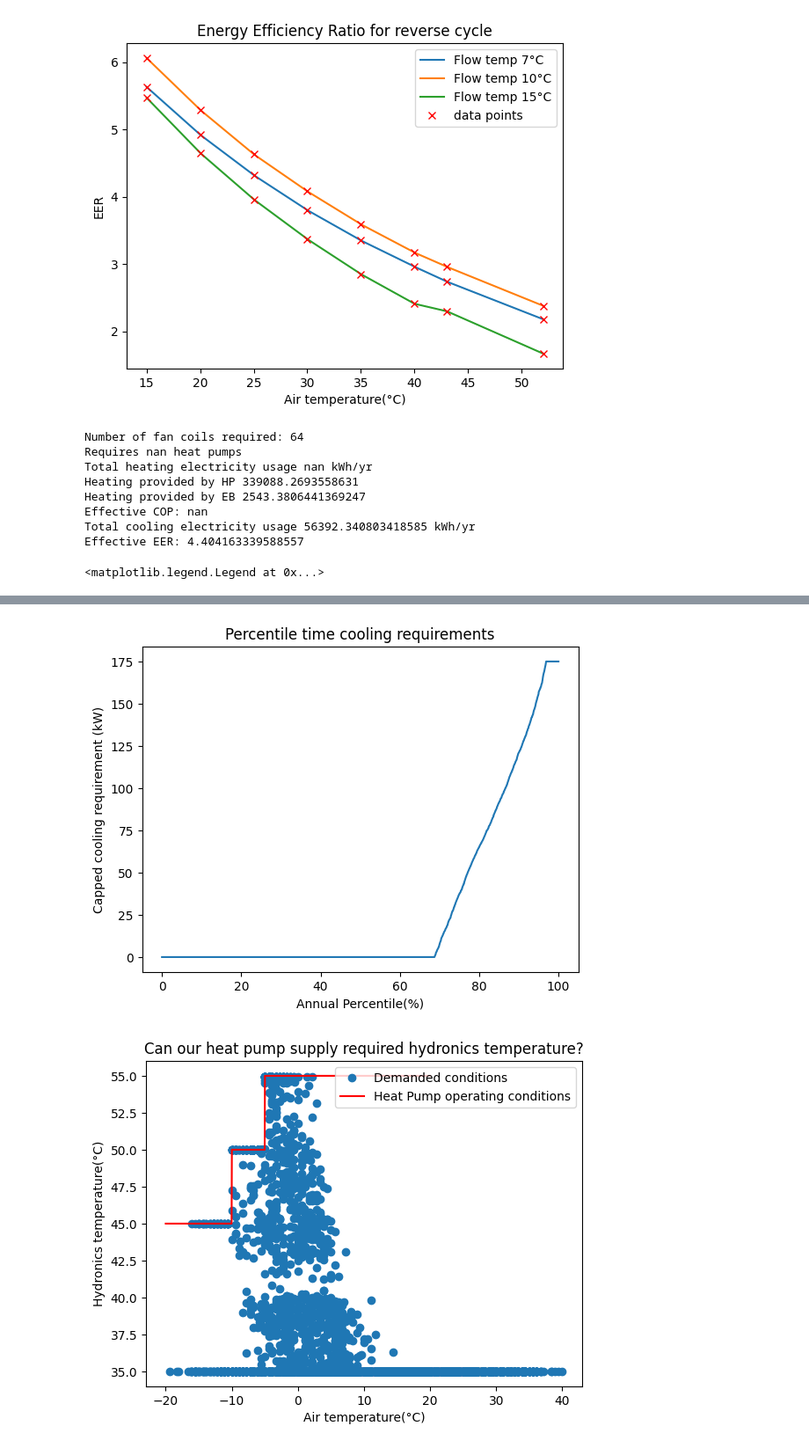
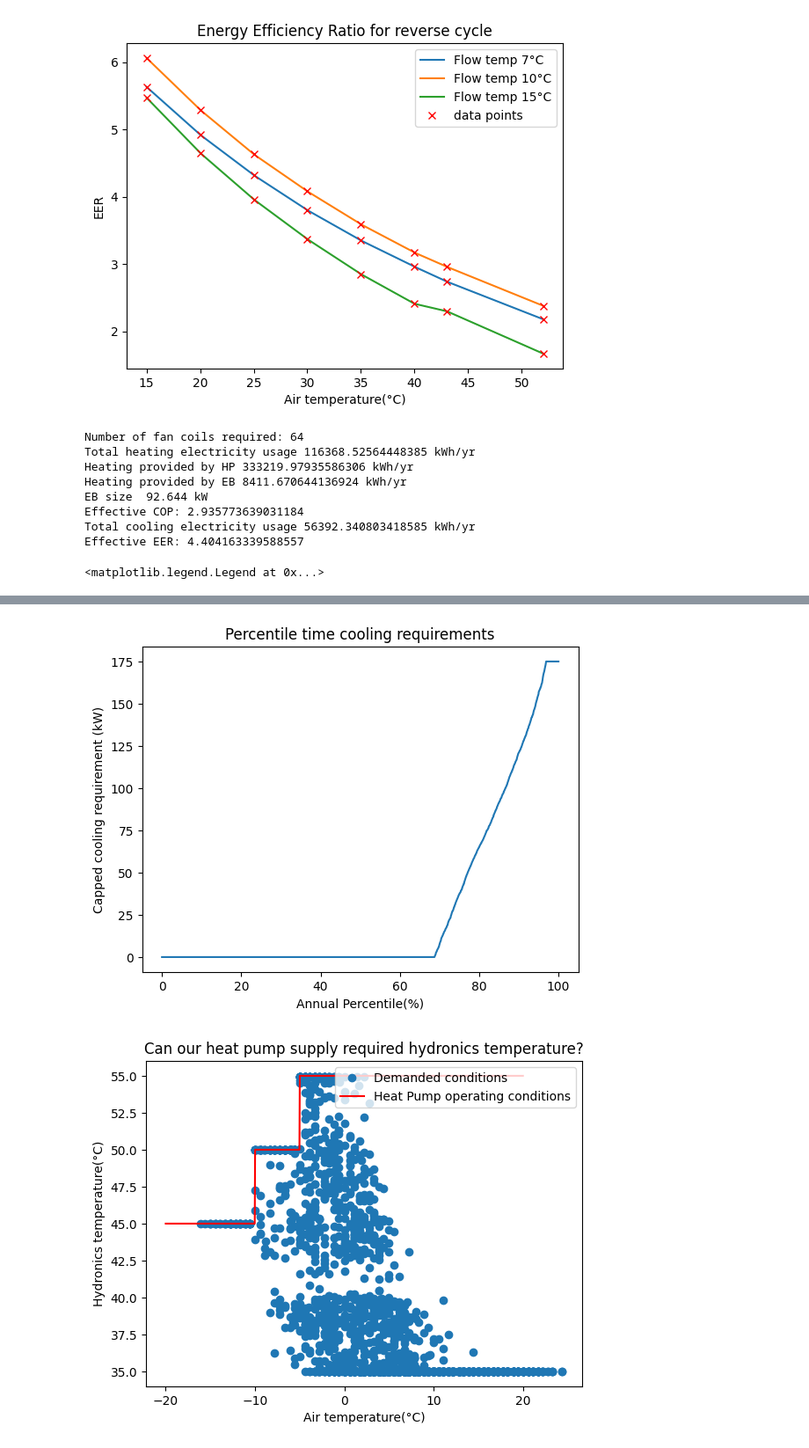
Before and after one commit to SNaylor12543/Variable_Output_Temperature_Heat_Pump, a Jupyter notebook: EAHV-M1500-YCL(-N).ipynb, the cells around one changed output, grey strips where cells are left out. Shown at 88% size. Cells and saved outputs as stored; diff of their text form; code cells hidden in the pictures.

Commit message:
Fixed interpolation returning NaN

```diff
--- a/EAHV-M1500-YCL(-N).ipynb
+++ b/EAHV-M1500-YCL(-N).ipynb
@@ -6,7 +6,7 @@ import matplotlib.pyplot as plt
 import Modules.Data as Data
 import numpy as np
 
-Heat_Pump = Heat_Pump("Data/Heat_Pump/EAHV-M1500-YCL(-N)/Heating_5C.csv")
+Heat_Pump = Heat_Pump("Data/Heat_Pump/EAHV-M1500-YCL(-N)/Heating_10C.csv")
 
 COP_interp = Heat_Pump.interp_init("COP")
 
@@ -20,11 +20,11 @@ for flow_temp in hydronics_temp:
     plt.plot(air_temp, COP, label = 'Flow temp ' + str(flow_temp) + '°C')
 
 # data points
-data_air_temp = Data.column_from_csv("Data/Heat_Pump/EAHV-M1500-YCL(-N)/Heating_5C.csv", "Air temperature(°C)")
+data_air_temp = Data.column_from_csv("Data/Heat_Pump/EAHV-M1500-YCL(-N)/Heating_10C.csv", "Air temperature(°C)")
 
-data_flow_temp = Data.column_from_csv("Data/Heat_Pump/EAHV-M1500-YCL(-N)/Heating_5C.csv", "Flow temperature(°C)")
+data_flow_temp = Data.column_from_csv("Data/Heat_Pump/EAHV-M1500-YCL(-N)/Heating_10C.csv", "Flow temperature(°C)")
 
-data_COP = Data.column_from_csv("Data/Heat_Pump/EAHV-M1500-YCL(-N)/Heating_5C.csv", "COP")
+data_COP = Data.column_from_csv("Data/Heat_Pump/EAHV-M1500-YCL(-N)/Heating_10C.csv", "COP")
 # data_COP = Heat_Pump.interp_call(data_flow_temp, data_air_temp, COP_interp)
 
 plt.plot(data_air_temp, data_COP, label="data points", marker='x', color='red', linestyle='None')
@@ -33,4 +33,7 @@ plt.title('Coefficient of performance for a heat pump')
 plt.xlabel('Air temperature(°C)')
 plt.ylabel('COP')
 plt.legend()
+
+COP = Heat_Pump.interp_call(45, -20, COP_interp)
+print(COP)
 # %% [output]
@@ -104,8 +107,9 @@ Controller = Reverse_HP_Controller(Heat_Pump, Heat_Pump_count, HVAC, Heating_Dis
 
 # HP system
 print('Total heating electricity usage ' + str(np.sum(heating_electricity)) + ' kWh/yr')
-print('Heating provided by HP ' + str(np.sum(HP_heating)))
-print('Heating provided by EB ' + str(np.sum(boiler_power)))
+print('Heating provided by HP ' + str(np.sum(HP_heating)) + ' kWh/yr')
+print('Heating provided by EB ' + str(np.sum(boiler_power)) + ' kWh/yr')
+print('Electric Boiler size  ' + str(np.max(boiler_power)) + ' kW')
 
 effective_COP = np.sum(heating) / np.sum(heating_electricity)
 print('Effective COP: ' + str(effective_COP))
@@ -151,7 +155,8 @@ plt.xlabel('Annual Percentile(%)')
 plt.ylabel('Capped cooling requirement (kW)')
 
 plt.figure(4)
-plt.plot(air_temp, HP_deliver_temp, marker="o", label="Demanded conditions", linestyle="None")
+indices = [i for i, x in enumerate(heating) if x != 0]
+plt.plot(air_temp[indices], HP_deliver_temp[indices], marker="o", label="Demanded conditions", linestyle="None")
 air_temp_op_conditions = np.linspace(-20, 20, 1000)
 hydronics_temp_op_conditions = np.ones(len(air_temp_op_conditions)) * 55
 hydronics_temp_op_conditions = Heat_Pump.operating_conditions_check(hydronics_temp_op_conditions, air_temp_op_conditions)
@@ -162,11 +167,11 @@ plt.title("Can our heat pump supply required hydronics temperature?")
 plt.legend(loc='upper right')
 # %% [output]
 Number of fan coils required: 64
-Requires nan heat pumps
-Total heating electricity usage nan kWh/yr
-Heating provided by HP 339088.2693558631
-Heating provided by EB 2543.3806441369247
-Effective COP: nan
+Total heating electricity usage 116368.52564448385 kWh/yr
+Heating provided by HP 333219.97935586306 kWh/yr
+Heating provided by EB 8411.670644136924 kWh/yr
+EB size  92.644 kW
+Effective COP: 2.935773639031184
 Total cooling electricity usage 56392.340803418585 kWh/yr
 Effective EER: 4.404163339588557
 <matplotlib.legend.Legend at 0x...>
@@ -174,4 +179,4 @@ Effective EER: 4.404163339588557
 [figure]
 [figure]
 [figure]
-[figure, old version]
+[figure, new version]
```
Also changed, not shown: parts of 2 cells of this notebook, 6 other files.
